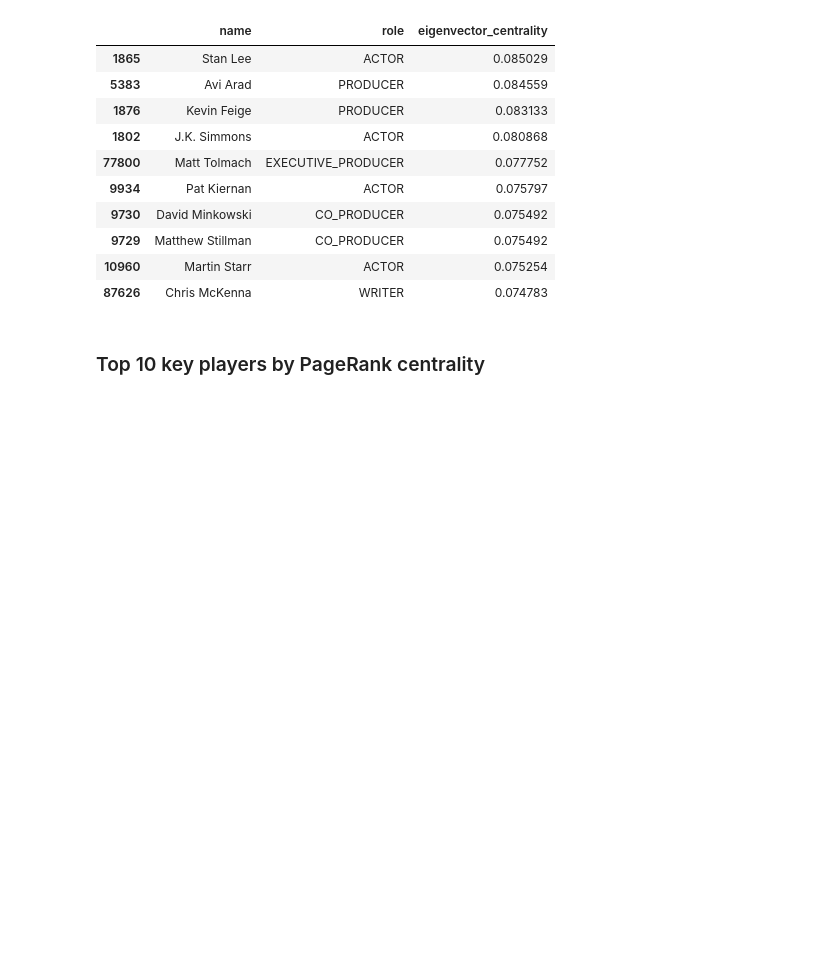
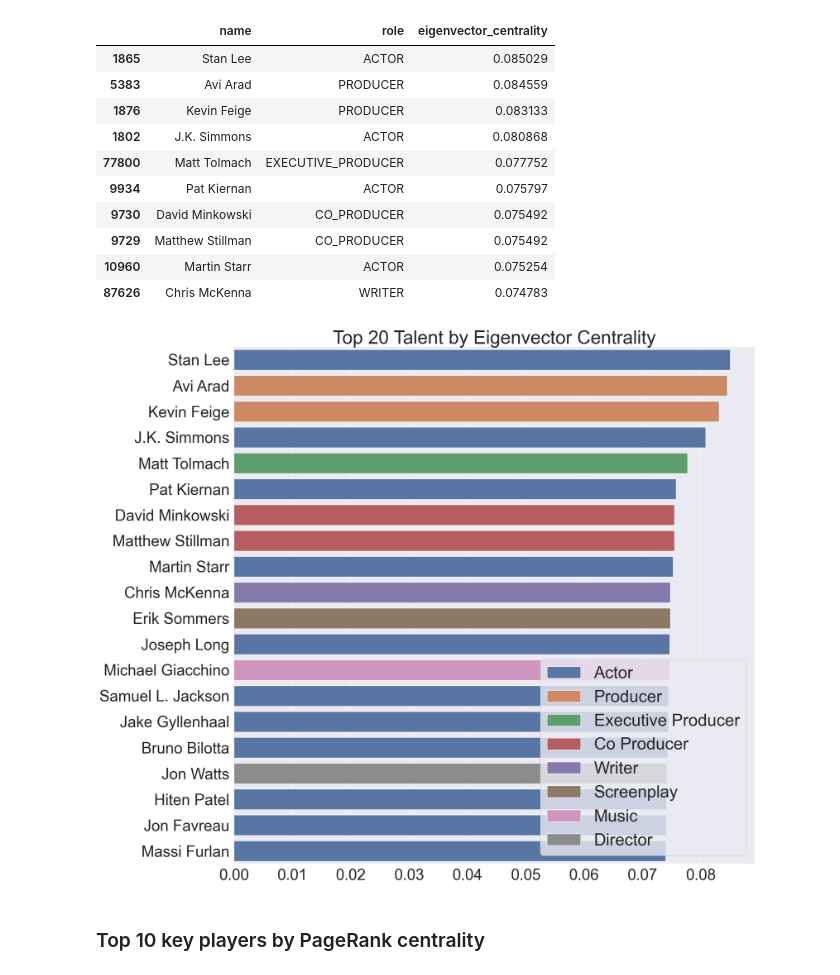
Before and after one commit to AlexCodeGlider/filmStreamingForecast, a Jupyter notebook: NetworkAnalysis(NetflixUS).ipynb, the cells around one changed output. Saved outputs shown, nothing was run; the diff lists cells and outputs as text; code cells hidden in the pictures; blank space fills up the shorter version.

```diff
--- a/NetworkAnalysis(NetflixUS).ipynb
+++ b/NetworkAnalysis(NetflixUS).ipynb
@@ -175,6 +188,20 @@ centralities[['name', 'role', 'eigenvector_centrality']].sort_values('eigenvecto
 | 9729 | Matthew Stillman | CO_PRODUCER | 0.075492 |
 | 10960 | Martin Starr | ACTOR | 0.075254 |
 | 87626 | Chris McKenna | WRITER | 0.074783 |
+# %%
+plt.figure(figsize=(20,20))
+sns.set(font_scale=3)
+ax = sns.barplot(y="name", x="eigenvector_centrality", hue="Role", data=eigenvector_centrality_top20)
+# Hide the field label of the y-axis
+ax.set_ylabel('')
+ax.set_xlabel('')
+ax.set_title('Top 20 Talent by Eigenvector Centrality')
+ax.title.set_fontsize(40)
+ax.legend(loc='lower right', fontsize='medium')
+plt.savefig('images/top20_eigenvector_centrality.png', dpi=300)
+plt.show()
+# %% [output]
+[figure, added]
 # %% [markdown]
 ### Top 10 key players by PageRank centrality
 # %%
```
Also changed, not shown: parts of 6 cells of this notebook, 3 other files.
